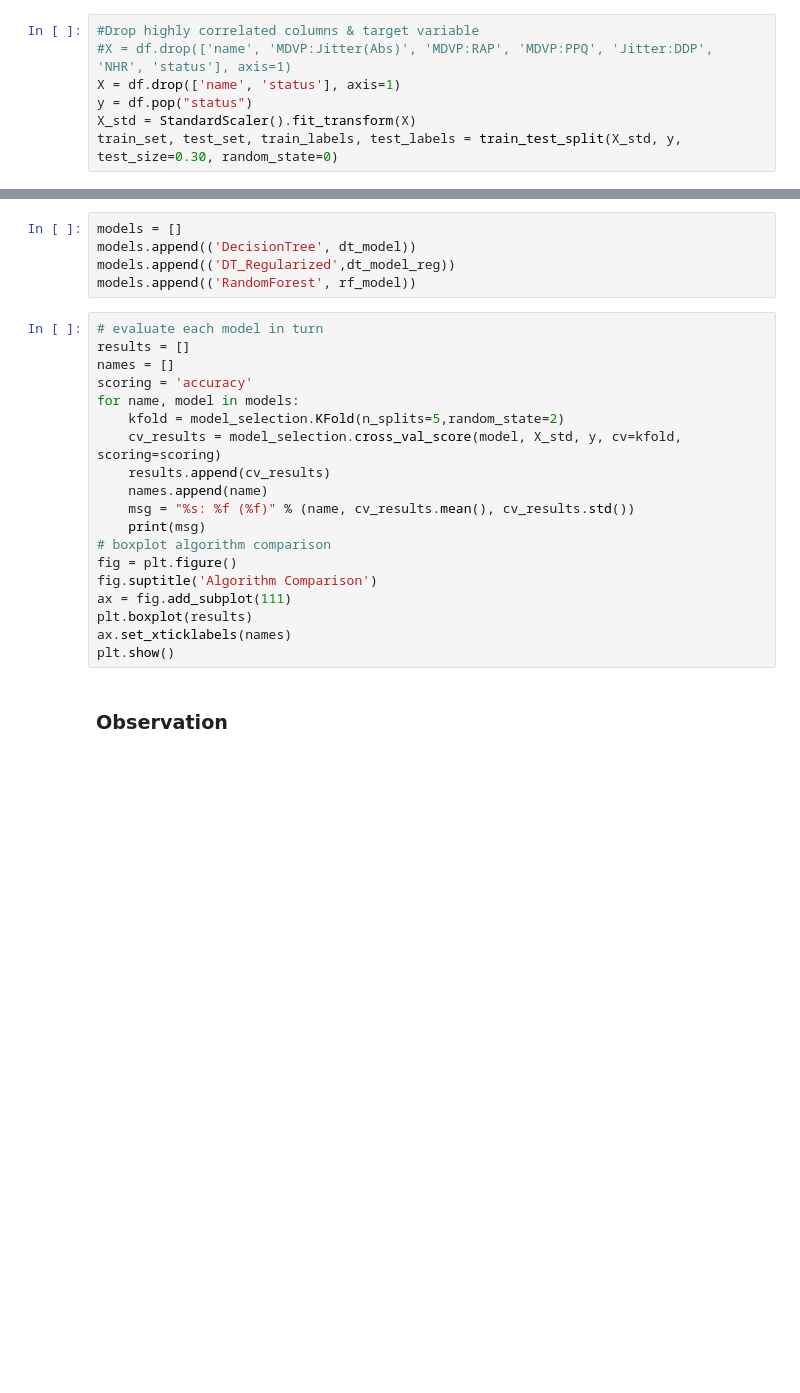
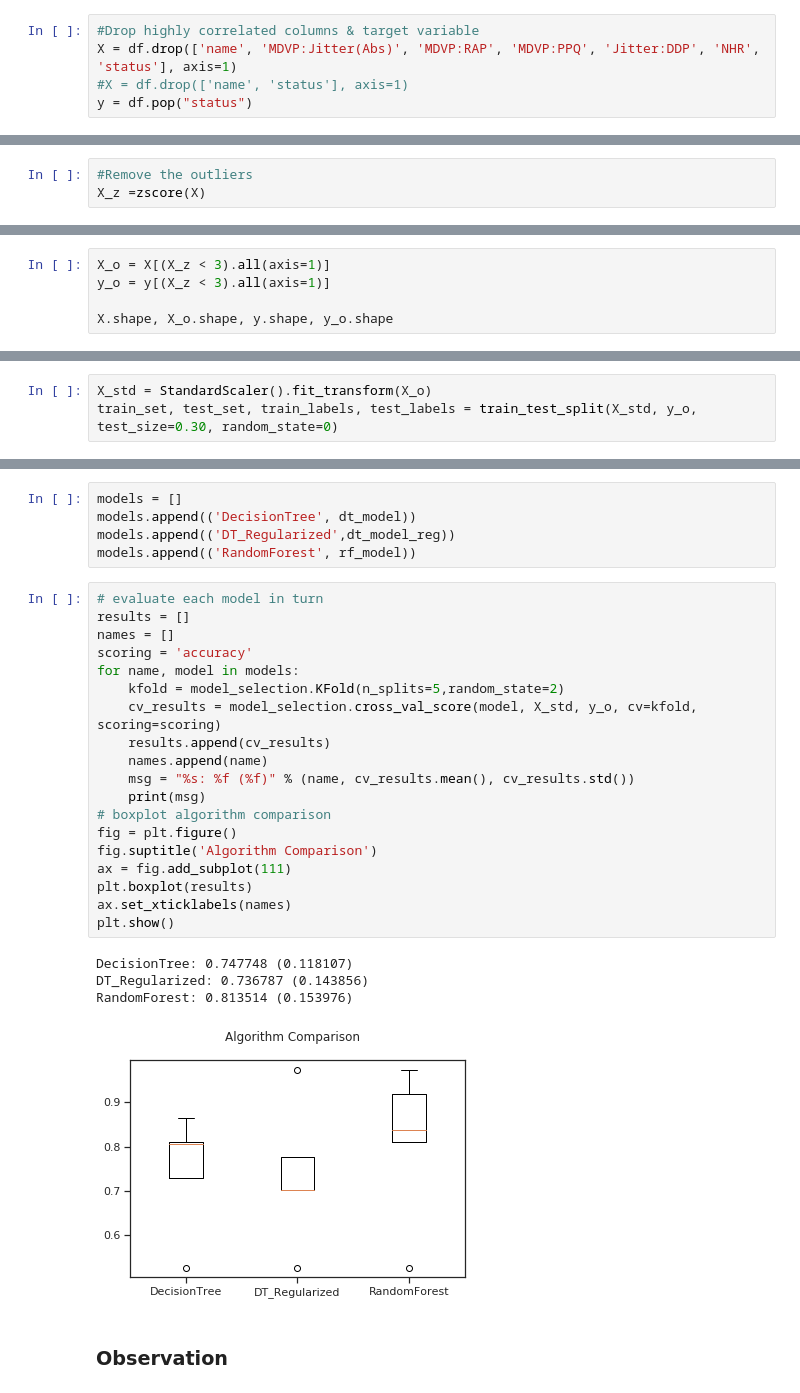
Before and after one commit to GreatLearningAIML1/bangalore-feb-batch-siju-samuel, a Jupyter notebook: R3_Project1_EnsembleTechnique/R3_Project1_EnsembleTechniques.ipynb, the cells around one changed output, grey strips where cells are left out. Saved outputs shown, nothing was run; the diff lists cells and outputs as text; blank space fills up the shorter version.

```diff
--- a/R3_Project1_EnsembleTechnique/R3_Project1_EnsembleTechniques.ipynb
+++ b/R3_Project1_EnsembleTechnique/R3_Project1_EnsembleTechniques.ipynb
@@ -576,8 +551,6 @@ MDVP:Jitter(%) & NHR
 # 4. Split the dataset into training and test set in the ratio of 70:30 (Training:Test).
 # %%
 #Drop highly correlated columns & target variable
-#X = df.drop(['name', 'MDVP:Jitter(Abs)', 'MDVP:RAP', 'MDVP:PPQ', 'Jitter:DDP', 'NHR', 'status'], axis=1)
-X = df.drop(['name', 'status'], axis=1)
+X = df.drop(['name', 'MDVP:Jitter(Abs)', 'MDVP:RAP', 'MDVP:PPQ', 'Jitter:DDP', 'NHR', 'status'], axis=1)
+#X = df.drop(['name', 'status'], axis=1)
 y = df.pop("status")
-X_std = StandardScaler().fit_transform(X)
-train_set, test_set, train_labels, test_labels = train_test_split(X_std, y, test_size=0.30, random_state=0)
@@ -583,0 +565,3 @@ train_set, test_set, train_labels, test_labels = train_test_split(X_std, y, test
+# %%
+#Remove the outliers
+X_z =zscore(X)
@@ -583,0 +621,5 @@ train_set, test_set, train_labels, test_labels = train_test_split(X_std, y, test
+# %%
+X_o = X[(X_z < 3).all(axis=1)]
+y_o = y[(X_z < 3).all(axis=1)]
+
+X.shape, X_o.shape, y.shape, y_o.shape
@@ -584,3 +628,6 @@ train_set, test_set, train_labels, test_labels = train_test_split(X_std, y, test
+# %%
+X_std = StandardScaler().fit_transform(X_o)
+train_set, test_set, train_labels, test_labels = train_test_split(X_std, y_o, test_size=0.30, random_state=0)
 # %%
 train_set.shape, test_set.shape, train_labels.shape, test_labels.shape
 # %% [output]
@@ -653,22 +798,27 @@ models.append(('RandomForest', rf_model))
 # %%
 # evaluate each model in turn
 results = []
 names = []
 scoring = 'accuracy'
 for name, model in models:
 	kfold = model_selection.KFold(n_splits=5,random_state=2)
-	cv_results = model_selection.cross_val_score(model, X_std, y, cv=kfold, scoring=scoring)
+	cv_results = model_selection.cross_val_score(model, X_std, y_o, cv=kfold, scoring=scoring)
 	results.append(cv_results)
 	names.append(name)
 	msg = "%s: %f (%f)" % (name, cv_results.mean(), cv_results.std())
 	print(msg)
 # boxplot algorithm comparison
 fig = plt.figure()
 fig.suptitle('Algorithm Comparison')
 ax = fig.add_subplot(111)
 plt.boxplot(results)
 ax.set_xticklabels(names)
 plt.show()
+# %% [output]
+DecisionTree: 0.747748 (0.118107)
+DT_Regularized: 0.736787 (0.143856)
+RandomForest: 0.813514 (0.153976)
+[figure, added]
 # %% [markdown]
 ### Observation
 # %% [markdown]
```
Also changed, not shown: parts of 58 cells of this notebook, 1 other file.
